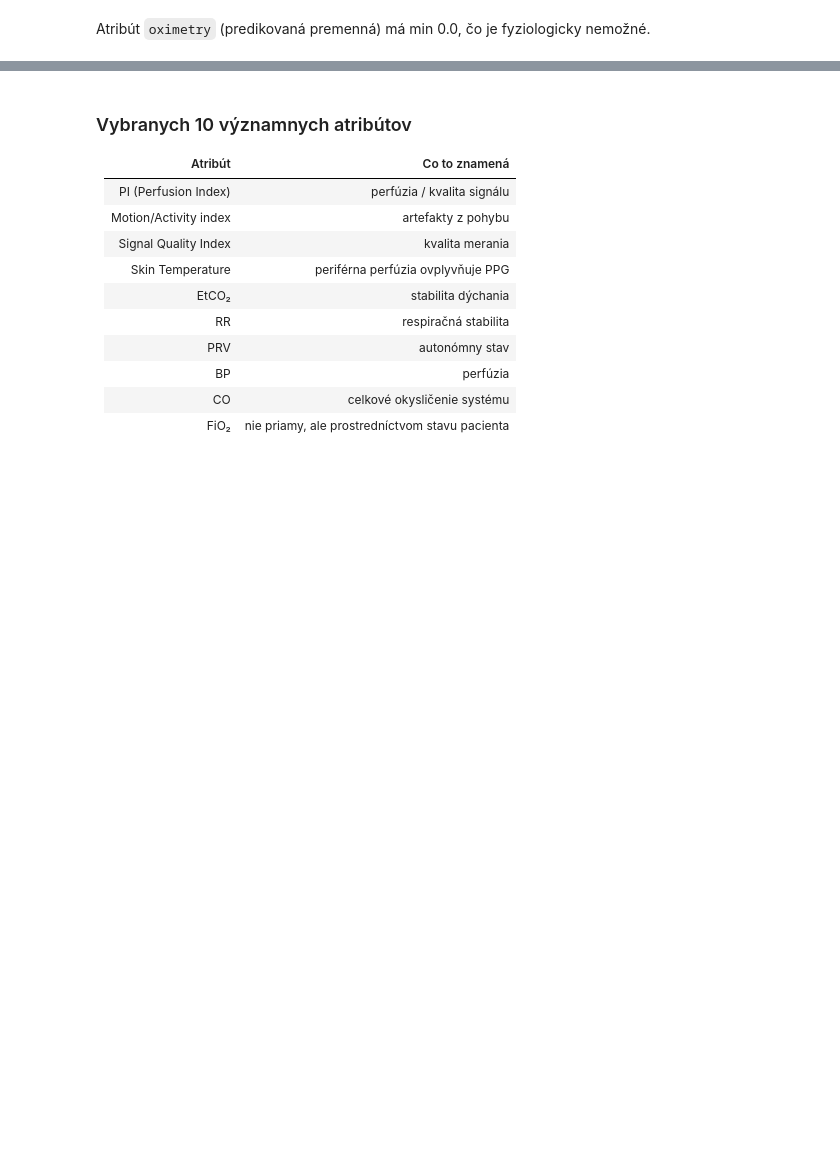
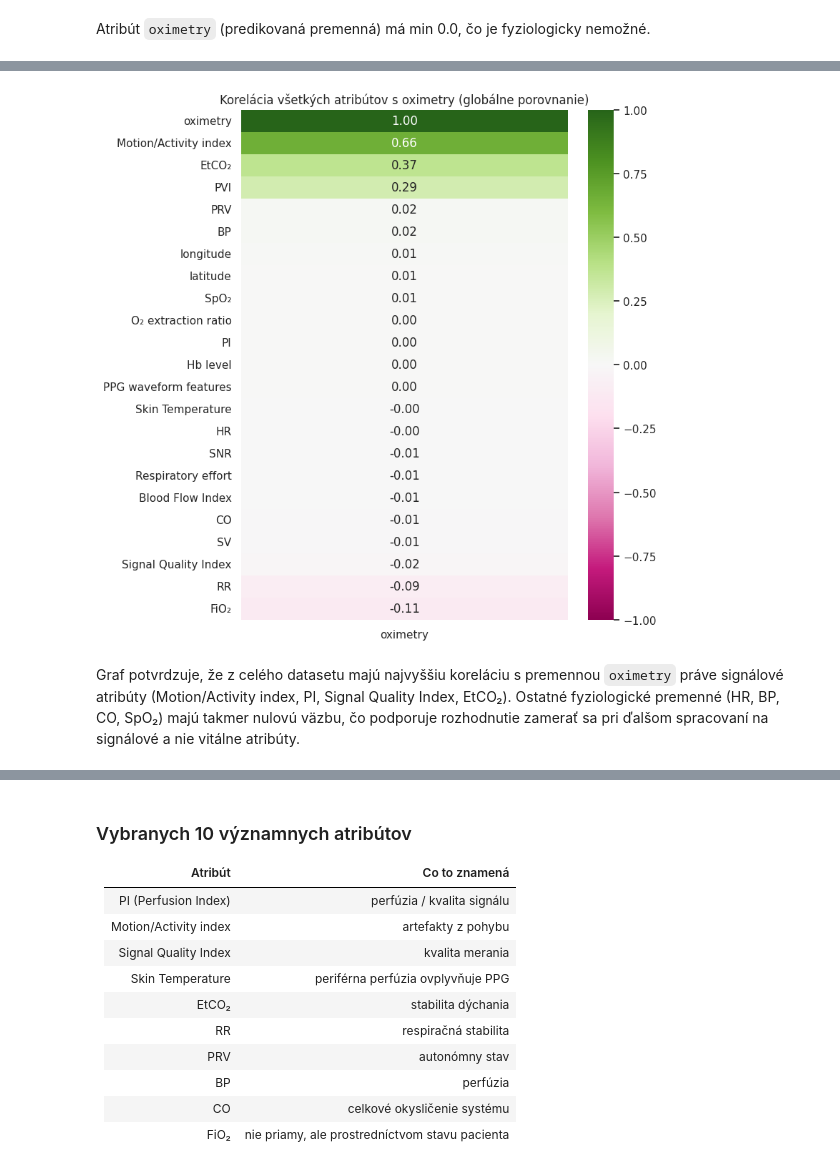
Before and after one commit to johannatilesova/IAU-project, a Jupyter notebook: part1.ipynb, the cells around one changed output, grey strips where cells are left out. Saved outputs shown, nothing was run; the diff lists cells and outputs as text; code cells hidden in the pictures; blank space fills up the shorter version.

```diff
--- a/part1.ipynb
+++ b/part1.ipynb
@@ -481,0 +504,25 @@ Atribút `oximetry` (predikovaná premenná) má min 0.0, čo je fyziologicky ne
+# %%
+mpl.rcParams["font.family"] = "DejaVu Sans"
+
+# vypočítame koreláciu celej matice
+corr = df_observation.corr()
+
+# zoradíme podľa korelácie s targetom
+corr_sorted = corr.sort_values(by='oximetry', ascending=False)
+
+plt.figure(figsize=(8, 8))
+sns.heatmap(
+    corr_sorted[['oximetry']],        # len stĺpec targetu
+    annot=True,
+    fmt=".2f",
+    cmap="PiYG",
+    center=0,
+    vmin=-1, vmax=1
+)
+plt.title("Korelácia všetkých atribútov s oximetry (globálne porovnanie)")
+plt.tight_layout()
+plt.show()
+# %% [output]
+[figure, added]
+# %% [markdown]
+Graf potvrdzuje, že z celého datasetu majú najvyššiu koreláciu s premennou `oximetry` práve signálové atribúty (Motion/Activity index, PI, Signal Quality Index, EtCO₂). Ostatné fyziologické premenné (HR, BP, CO, SpO₂) majú takmer nulovú väzbu, čo podporuje rozhodnutie zamerať sa pri ďalšom spracovaní na signálové a nie vitálne atribúty.
```
Also changed, not shown: parts of 10 cells of this notebook.
